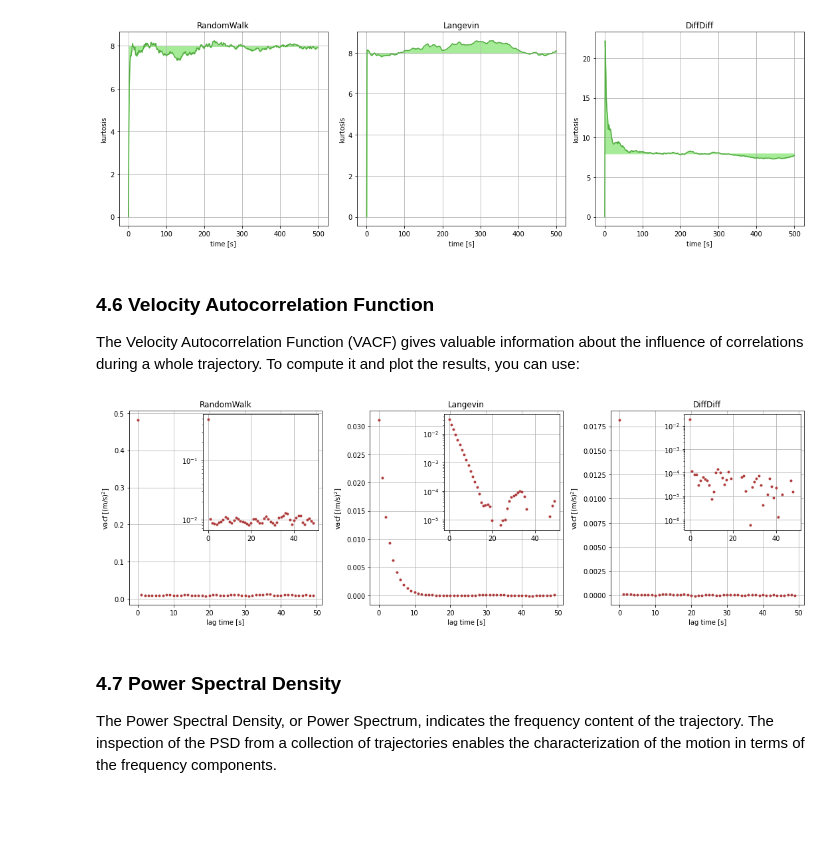
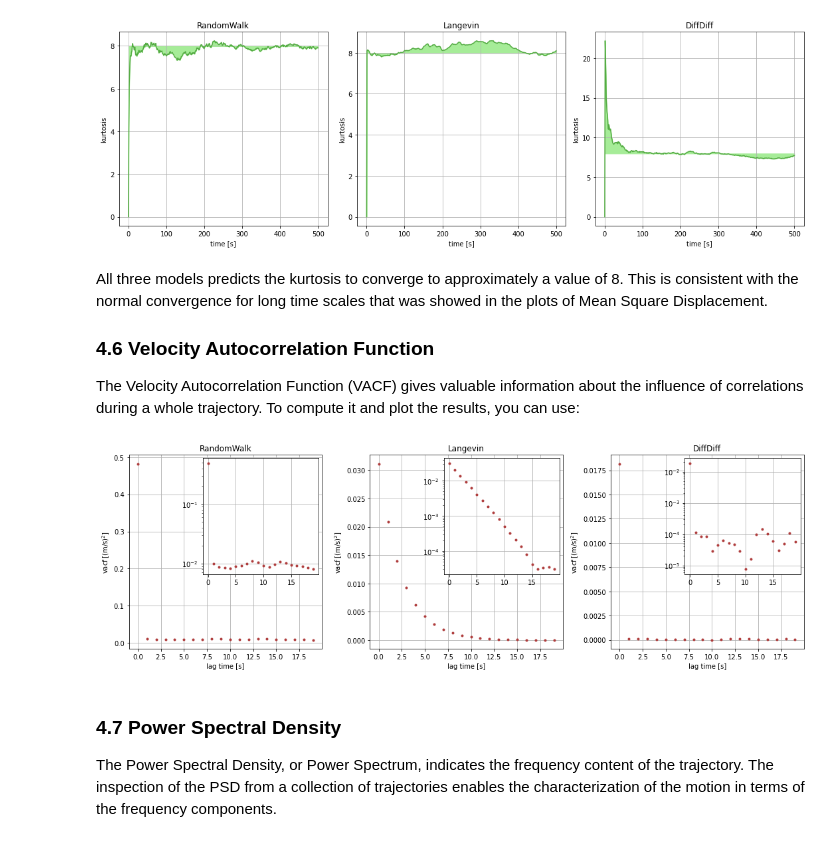
Before and after one commit to yupidevs/yupi_examples, a Jupyter notebook: intro_000.ipynb, the cells around one changed output. Cells and saved outputs as stored; diff of their text form; code cells hidden in the pictures; blank space fills up the shorter version.

```diff
--- a/intro_000.ipynb
+++ b/intro_000.ipynb
@@ -488,24 +490,26 @@ plt.show()
 # %% [output]
 [figure]
 # %% [markdown]
+All three models predicts the kurtosis to converge to approximately a value of 8. This is consistent with the normal convergence for long time scales that was showed in the plots of Mean Square Displacement.
+
 ### 4.6 Velocity Autocorrelation Function
 
 The Velocity Autocorrelation Function (VACF) gives valuable information about the influence of correlations during a whole trajectory. To compute it and plot the results, you can use:
 # %%
 from yupi.stats import vacf
 from yupi.graphics import plot_vacf
 
 plt.figure(figsize=(15, 5))
 for i, ensemble in enumerate(ensembles):
     plt.subplot(subplots[i])
-    _vacf, _ = vacf(ensemble, time_avg=True, lag=50)
+    _vacf, _ = vacf(ensemble, time_avg=True, lag=20)
     plt.title(ensembles_names[i])
-    plot_vacf(_vacf, dt, 50, show=False)
+    plot_vacf(_vacf, dt, 20, show=False)
 
 plt.tight_layout()
 plt.show()
 # %% [output]
-[figure, old version]
+[figure, new version]
 # %% [markdown]
 ### 4.7 Power Spectral Density
 
```
Also changed, not shown: parts of 15 cells of this notebook.
